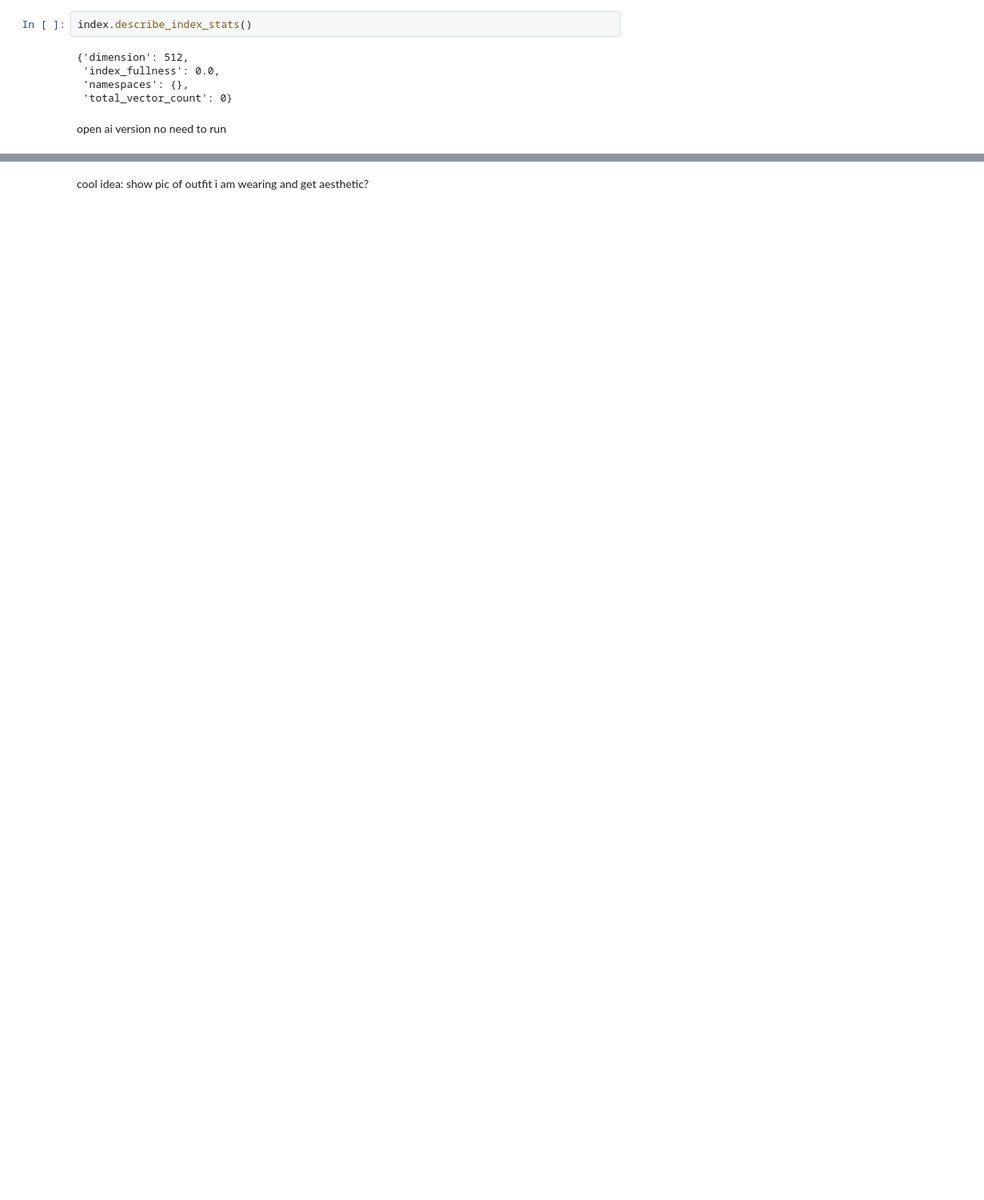
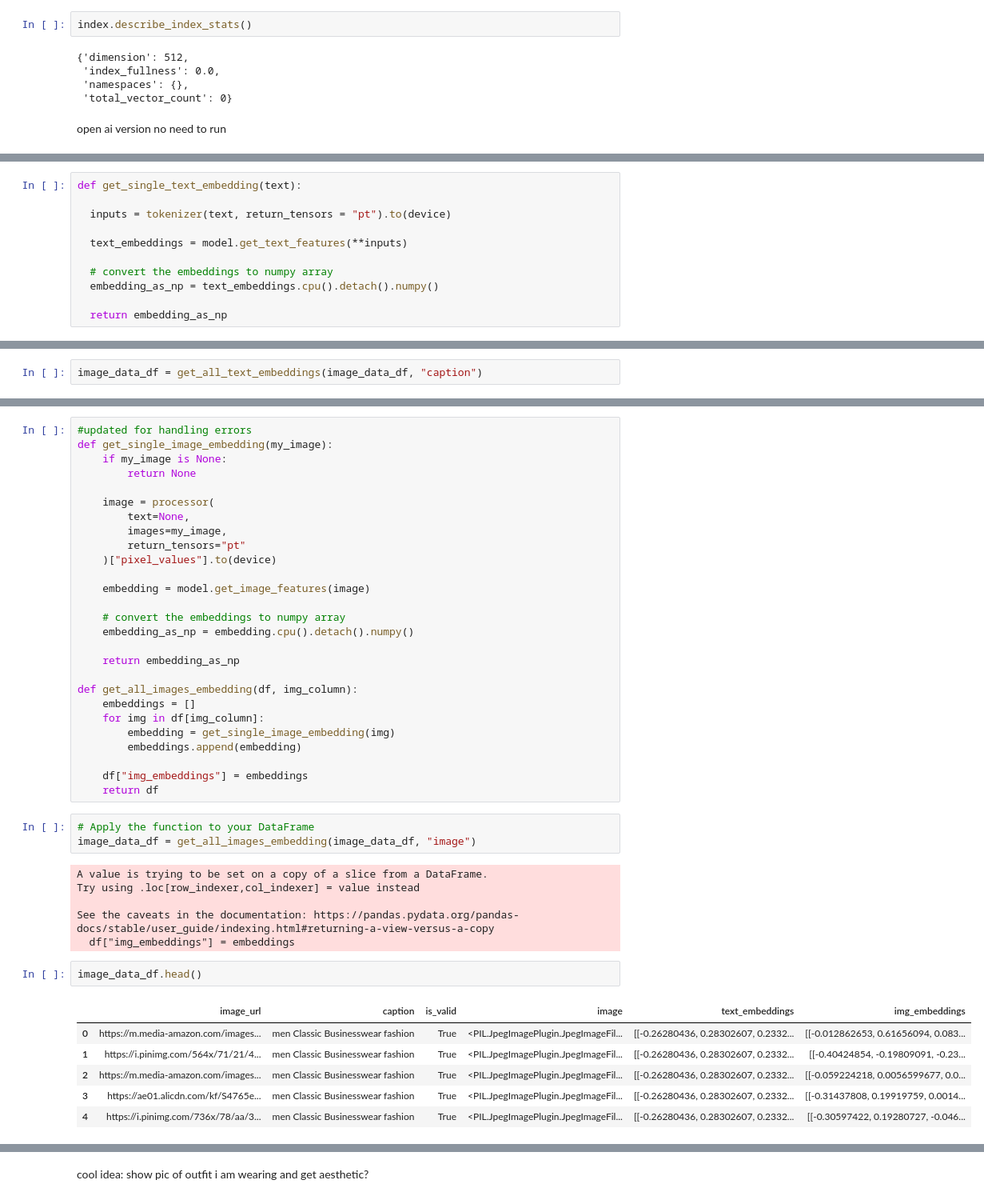
Before and after one commit to AdiA32/ImageAesthetic, a Jupyter notebook: Aesthetic_Classifier.ipynb, the cells around one changed output, grey strips where cells are left out. Shown at 80% size. Drawn from its saved outputs; the diff is of its cells as text; blank space fills up the shorter version.

```diff
--- a/Aesthetic_Classifier.ipynb
+++ b/Aesthetic_Classifier.ipynb
@@ -368,0 +454,11 @@ FileNotFoundError: ignored
+# %%
+def get_single_text_embedding(text):
+
+  inputs = tokenizer(text, return_tensors = "pt").to(device)
+
+  text_embeddings = model.get_text_features(**inputs)
+
+  # convert the embeddings to numpy array
+  embedding_as_np = text_embeddings.cpu().detach().numpy()
+
+  return embedding_as_np
@@ -368,0 +471,2 @@ FileNotFoundError: ignored
+# %%
+image_data_df = get_all_text_embeddings(image_data_df, "caption")
@@ -368,0 +490,45 @@ FileNotFoundError: ignored
+# %%
+#updated for handling errors
+def get_single_image_embedding(my_image):
+    if my_image is None:
+        return None
+
+    image = processor(
+        text=None,
+        images=my_image,
+        return_tensors="pt"
+    )["pixel_values"].to(device)
+
+    embedding = model.get_image_features(image)
+
+    # convert the embeddings to numpy array
+    embedding_as_np = embedding.cpu().detach().numpy()
+
+    return embedding_as_np
+
+def get_all_images_embedding(df, img_column):
+    embeddings = []
+    for img in df[img_column]:
+        embedding = get_single_image_embedding(img)
+        embeddings.append(embedding)
+
+    df["img_embeddings"] = embeddings
+    return df
+# %%
+# Apply the function to your DataFrame
+image_data_df = get_all_images_embedding(image_data_df, "image")
+# %% [output]
+A value is trying to be set on a copy of a slice from a DataFrame.
+Try using .loc[row_indexer,col_indexer] = value instead
+
+See the caveats in the documentation: https://pandas.pydata.org/pandas-docs/stable/user_guide/indexing.html#returning-a-view-versus-a-copy
+  df["img_embeddings"] = embeddings
+# %%
+image_data_df.head()
+# %% [output]
+|  | image_url | caption | is_valid | image | text_embeddings | img_embeddings |
+| 0 | https://m.media-amazon.com/images... | men Classic Businesswear fashion | True | <PIL.JpegImagePlugin.JpegImageFil... | [[-0.26280436, 0.28302607, 0.2332... | [[-0.012862653, 0.61656094, 0.083... |
+| 1 | https://i.pinimg.com/564x/71/21/4... | men Classic Businesswear fashion | True | <PIL.JpegImagePlugin.JpegImageFil... | [[-0.26280436, 0.28302607, 0.2332... | [[-0.40424854, -0.19809091, -0.23... |
+| 2 | https://m.media-amazon.com/images... | men Classic Businesswear fashion | True | <PIL.JpegImagePlugin.JpegImageFil... | [[-0.26280436, 0.28302607, 0.2332... | [[-0.059224218, 0.0056599677, 0.0... |
+| 3 | https://ae01.alicdn.com/kf/S4765e... | men Classic Businesswear fashion | True | <PIL.JpegImagePlugin.JpegImageFil... | [[-0.26280436, 0.28302607, 0.2332... | [[-0.31437808, 0.19919759, 0.0014... |
+| 4 | https://i.pinimg.com/736x/78/aa/3... | men Classic Businesswear fashion | True | <PIL.JpegImagePlugin.JpegImageFil... | [[-0.26280436, 0.28302607, 0.2332... | [[-0.30597422, 0.19280727, -0.046... |
```
Also changed, not shown: parts of 32 cells of this notebook.
